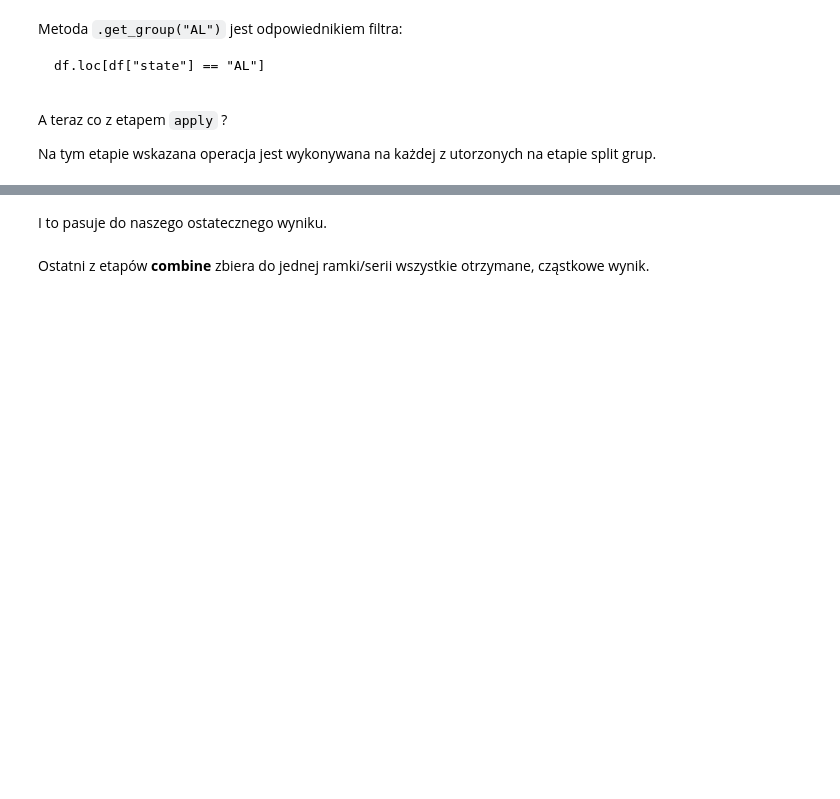
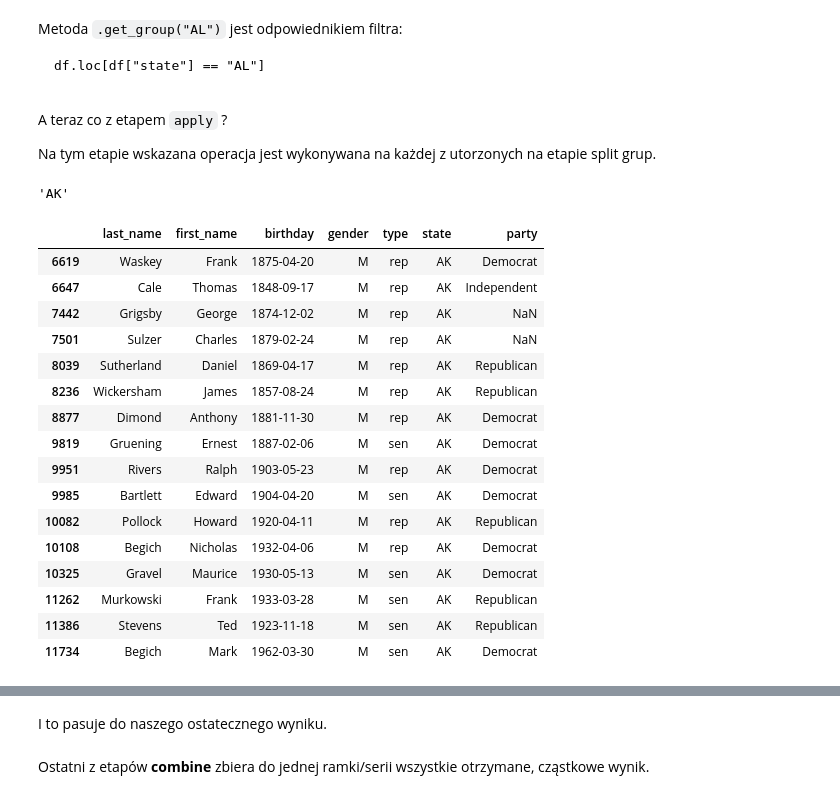
Before and after one commit to krzpiszcz/pandas_14_09_2024, a Jupyter notebook: 05 groupowanie.ipynb, the cells around one changed output, grey strips where cells are left out. Drawn from its saved outputs; the diff is of its cells as text; code cells hidden in the pictures; blank space fills up the shorter version.

```diff
--- a/05 groupowanie.ipynb
+++ b/05 groupowanie.ipynb
@@ -306,11 +376,32 @@ A teraz co z etapem `apply` ?
 
 Na tym etapie wskazana operacja jest wykonywana na każdej z utorzonych na etapie split grup.
 # %%
-...
+res = df.groupby("state")
 # %%
-...
+group1 = next(iter(res))
+state1, frame1 = group1
 # %%
-...
+state1
+# %% [output]
+'AK'
 # %%
-...
+frame1
+# %% [output]
+|  | last_name | first_name | birthday | gender | type | state | party |
+| 6619 | Waskey | Frank | 1875-04-20 | M | rep | AK | Democrat |
+| 6647 | Cale | Thomas | 1848-09-17 | M | rep | AK | Independent |
+| 7442 | Grigsby | George | 1874-12-02 | M | rep | AK | NaN |
+| 7501 | Sulzer | Charles | 1879-02-24 | M | rep | AK | NaN |
+| 8039 | Sutherland | Daniel | 1869-04-17 | M | rep | AK | Republican |
+| 8236 | Wickersham | James | 1857-08-24 | M | rep | AK | Republican |
+| 8877 | Dimond | Anthony | 1881-11-30 | M | rep | AK | Democrat |
+| 9819 | Gruening | Ernest | 1887-02-06 | M | sen | AK | Democrat |
+| 9951 | Rivers | Ralph | 1903-05-23 | M | rep | AK | Democrat |
+| 9985 | Bartlett | Edward | 1904-04-20 | M | sen | AK | Democrat |
+| 10082 | Pollock | Howard | 1920-04-11 | M | rep | AK | Republican |
+| 10108 | Begich | Nicholas | 1932-04-06 | M | rep | AK | Democrat |
+| 10325 | Gravel | Maurice | 1930-05-13 | M | sen | AK | Democrat |
+| 11262 | Murkowski | Frank | 1933-03-28 | M | sen | AK | Republican |
+| 11386 | Stevens | Ted | 1923-11-18 | M | sen | AK | Republican |
+| 11734 | Begich | Mark | 1962-03-30 | M | sen | AK | Democrat |
 # %%
```
Also changed, not shown: parts of 13 cells of this notebook, 2 other files.
